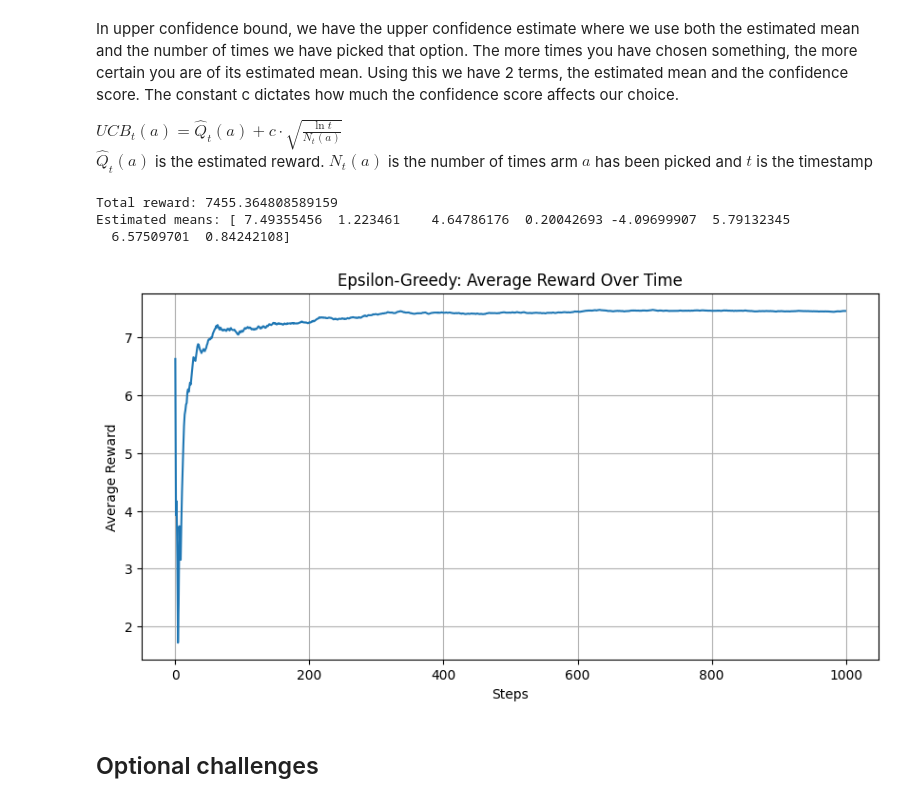
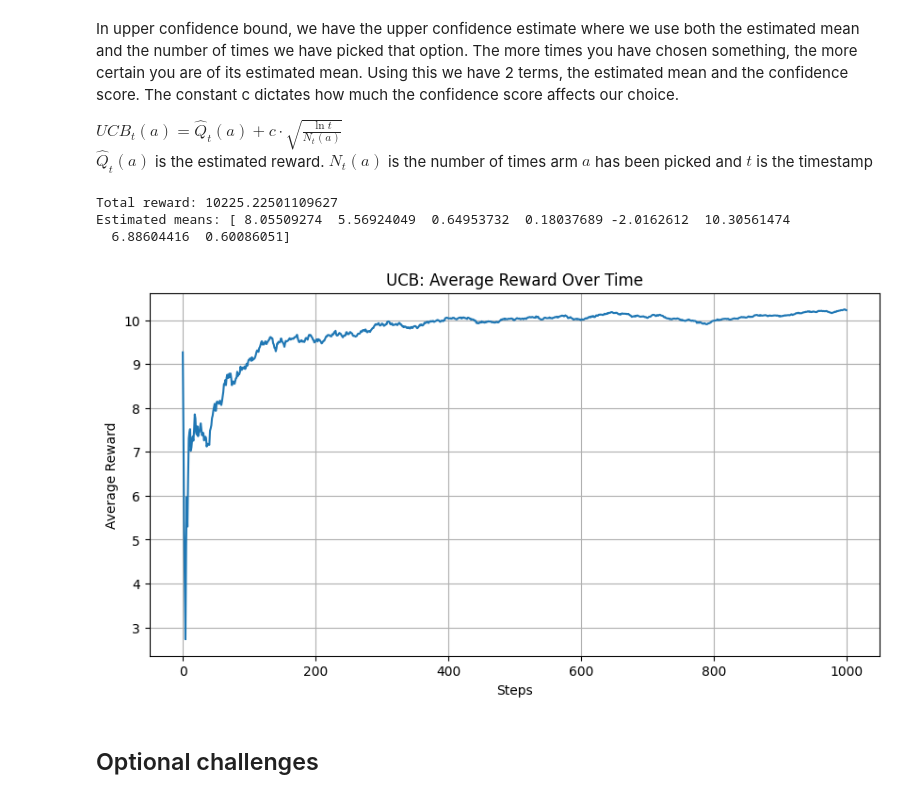
Before and after one commit to aditya161205/Battle-Of-The-Bots, a Jupyter notebook: Week1/Week1_MultiArmedBandits.ipynb, the cells around one changed output. Drawn from its saved outputs; the diff is of its cells as text; code cells hidden in the pictures.

```diff
--- a/Week1/Week1_MultiArmedBandits.ipynb
+++ b/Week1/Week1_MultiArmedBandits.ipynb
@@ -141,29 +141,29 @@ class UpperConfidenceBound:
         return self.total_reward, self.estimated_rewards, self.rewards
 # %%
 steps = 1000
-c = 0.1 # Play around with this value
+c = 0.15 # Play around with this value
 
 banditUCB = UpperConfidenceBound(arms, steps, c)
 
 total_reward, estimated_reward, rewards = banditUCB.run()
 print(f"Total reward: {total_reward}")
 print(f"Estimated means: {estimated_reward}")
 
 # TODO: Plot average rewards over time (use np.cumsum)
 avg_rewards = np.cumsum(rewards) / (np.arange(len(rewards)) + 1)
 
 plt.figure(figsize=(10, 5))
 plt.plot(avg_rewards)
 plt.xlabel("Steps")
 plt.ylabel("Average Reward")
-plt.title("Epsilon-Greedy: Average Reward Over Time")
+plt.title("UCB: Average Reward Over Time")
 plt.grid(True)
 plt.show()
 # %% [output]
-Total reward: 7455.364808589159
-Estimated means: [ 7.49355456  1.223461    4.64786176  0.20042693 -4.09699907  5.79132345
-  6.57509701  0.84242108]
+Total reward: 10225.22501109627
+Estimated means: [ 8.05509274  5.56924049  0.64953732  0.18037689 -2.0162612  10.30561474
+  6.88604416  0.60086051]
-[figure, old version]
+[figure, new version]
 # %% [markdown]
 ## Optional challenges
 # %% [markdown]
```
Also changed, not shown: parts of 1 cell of this notebook.
